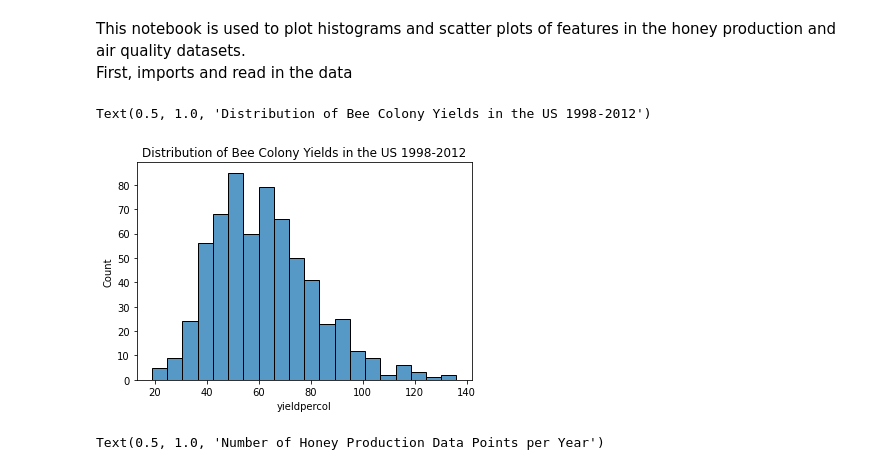
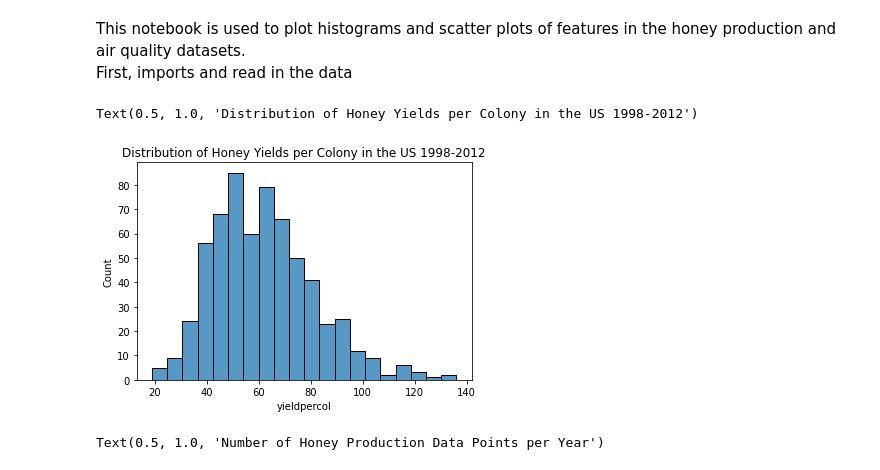
Before and after one commit to cpsiff/bee-ML, a Jupyter notebook: plots.ipynb, the cells around one changed output. Drawn from its saved outputs; the diff is of its cells as text; code cells hidden in the pictures.

Commit message:
change titles

```diff
--- a/plots.ipynb
+++ b/plots.ipynb
@@ -10,8 +10,8 @@ import seaborn as sns
 
 honey_data = pd.read_csv('honeyproduction.csv')
 # %%
-sns.histplot(data=honey_data, x="yieldpercol").set_title("Distribution of Bee Colony Yields in the US 1998-2012")
+sns.histplot(data=honey_data, x="yieldpercol").set_title("Distribution of Honey Yields per Colony in the US 1998-2012")
 # %% [output]
-Text(0.5, 1.0, 'Distribution of Bee Colony Yields in the US 1998-2012')
+Text(0.5, 1.0, 'Distribution of Honey Yields per Colony in the US 1998-2012')
-[figure, old version]
+[figure, new version]
 # %%
```
Also changed, not shown: parts of 2 cells of this notebook.
